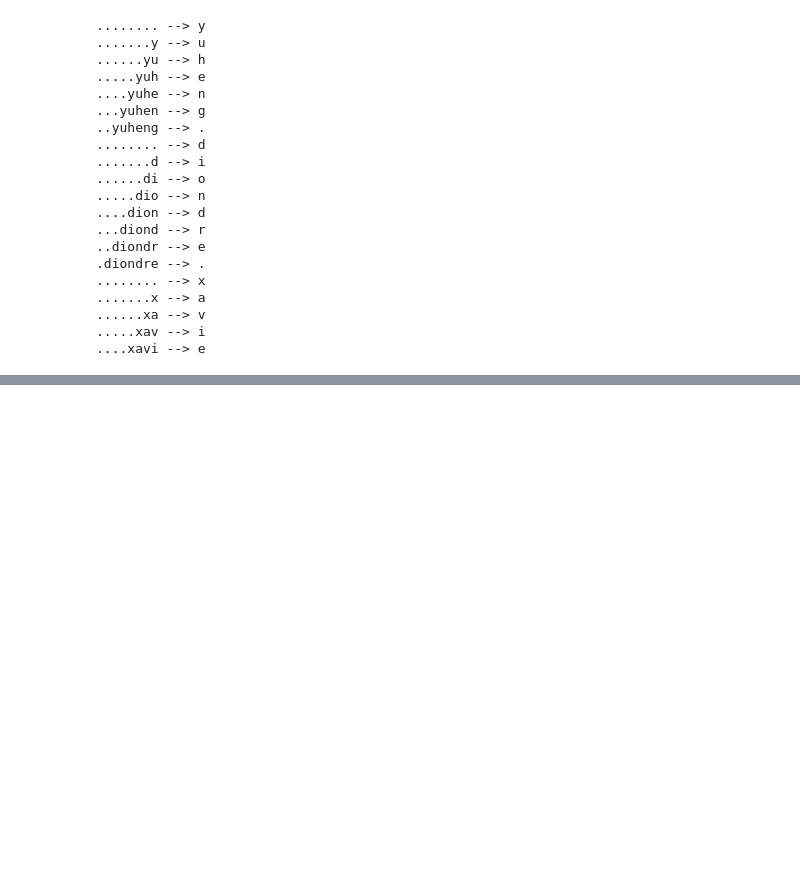
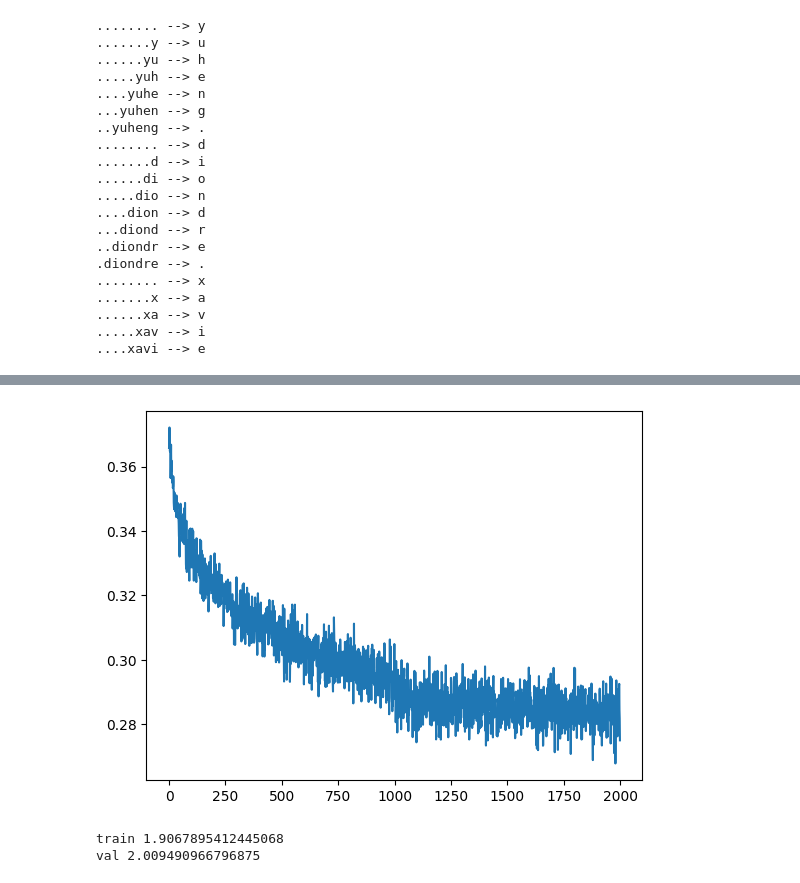
Before and after one commit to akash5100/ai-notebooks, a Jupyter notebook: bigram/part5_wavenet.ipynb, the cells around one changed output, grey strips where cells are left out. Cells and saved outputs as stored; diff of their text form; code cells hidden in the pictures; blank space fills up the shorter version.

Commit message:
batchnorm works

```diff
--- a/bigram/part5_wavenet.ipynb
+++ b/bigram/part5_wavenet.ipynb
@@ -162,14 +191,14 @@ class Sequential:
 
 
 # Initialize the model
-emb_sz = 10
-n_hidden = 200
+emb_sz = 24
+n_hidden = 100
 
 model = Sequential([
   Embedding(vocab_size, emb_sz), # B, S, C
-  FlattenConsecutive(2), Linear(emb_sz  *2, n_hidden), Tanh(),
-  FlattenConsecutive(2), Linear(n_hidden*2, n_hidden), Tanh(),
-  FlattenConsecutive(2), Linear(n_hidden*2, n_hidden), Tanh(),
+  FlattenConsecutive(2), Linear(emb_sz  *2, n_hidden, bias=False), BatchNorm1d(n_hidden), Tanh(),
+  FlattenConsecutive(2), Linear(n_hidden*2, n_hidden, bias=False), BatchNorm1d(n_hidden), Tanh(),
+  FlattenConsecutive(2), Linear(n_hidden*2, n_hidden, bias=False), BatchNorm1d(n_hidden), Tanh(),
   Linear(n_hidden, vocab_size)
 ])
 
@@ -182,3 +210,0 @@ for p in parameters:
-# %%
-Xbs = Xtr[range(32)]
-model(Xbs).shape
@@ -194,0 +211,29 @@ torch.Size([32, 27])
+# %%
+bs = 32
+epoch = 200000
+losses = []
+
+for i in range(epoch):
+  # mini batch
+  idx = torch.randint(0, len(Xtr), (bs,))
+  Xbs, Ybs = Xtr[idx], Ytr[idx]
+
+  # forward
+  logits = model(Xbs)
+  loss = F.cross_entropy(logits, Ybs)
+
+  # backward
+  for p in parameters:
+    p.grad = None
+  loss.backward()
+
+  # step
+  lr = 0.01 if i < 100000 else 0.001
+  for p in parameters:
+    p.data -= lr * p.grad
+
+  # track
+  perp = torch.exp(loss)
+  losses.append(loss.log10().item())
+  if i % 10000 == 0: # print every once in a while
+    print(f'{i:7d}/{epoch:7d}: {loss.item():7.4f} | {perp.item():7.4f}')
@@ -194,0 +261,26 @@ torch.Size([32, 27])
+# %%
+# plot loss
+plt.plot(torch.tensor(losses).view(-1, 100).mean(1));
+# %% [output]
+[figure, added]
+# %%
+# cal split loss
+for layer in model.layers:
+  layer.training = False
+
+@torch.no_grad() # this decorator disables gradient tracking inside pytorch
+def split_loss(split):
+  x,y = {
+    'train': (Xtr, Ytr),
+    'val': (Xdev, Ydev),
+    'test': (Xte, Yte),
+  }[split]
+  logits = model(x)
+  loss = F.cross_entropy(logits, y)
+  print(split, loss.item())
+
+split_loss('train')
+split_loss('val')
+# %% [output]
+train 1.9067895412445068
+val 2.009490966796875
```
Also changed, not shown: parts of 9 cells of this notebook.
